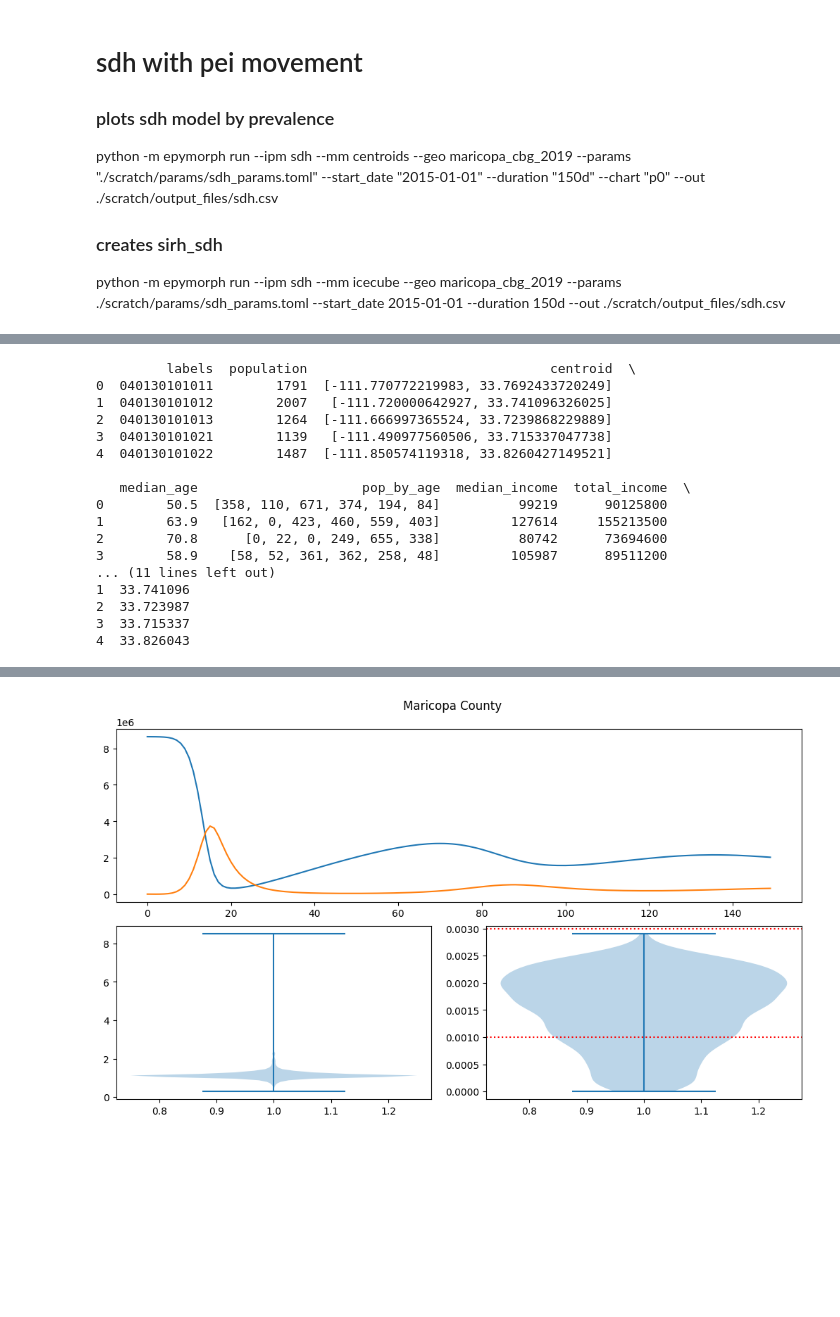
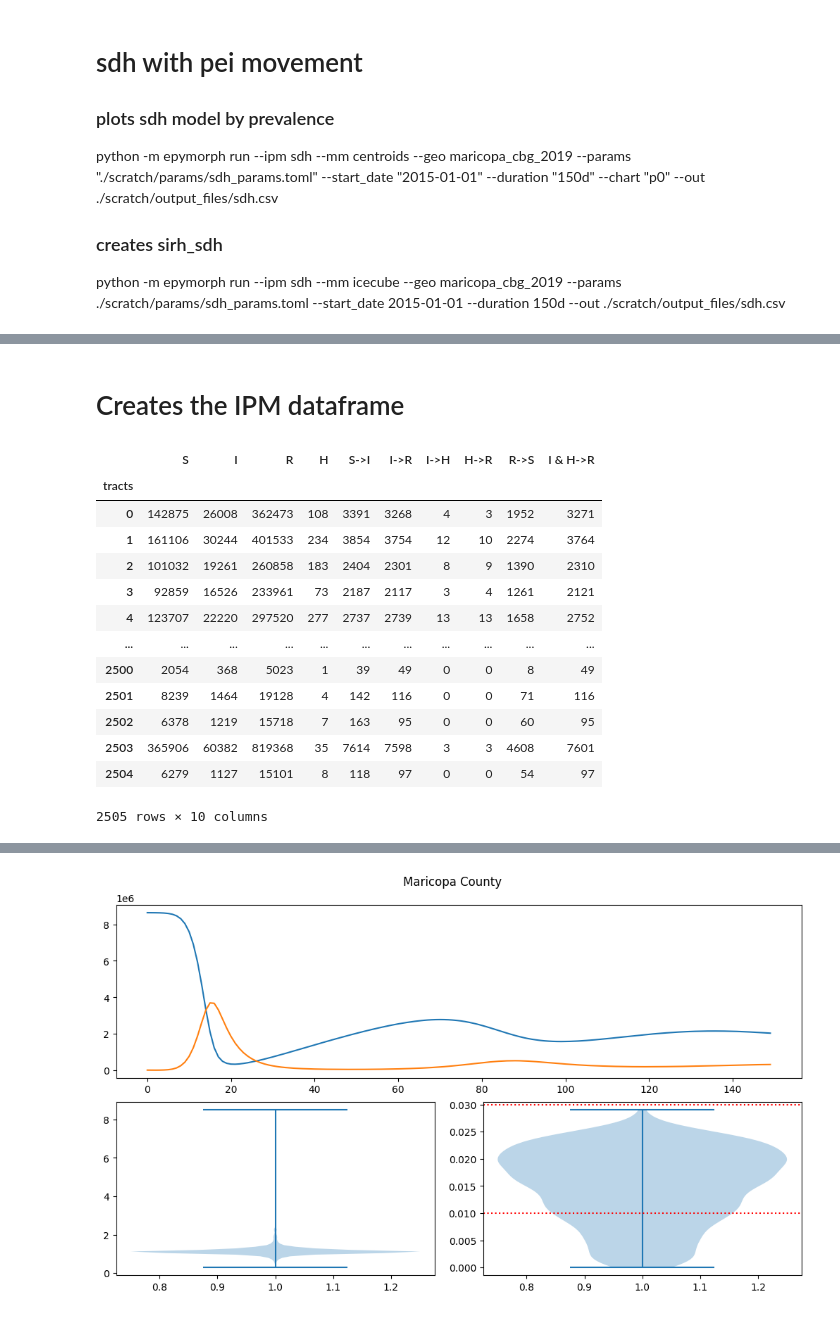
Before and after one commit to NAU-CCL/Epymorph, a Jupyter notebook: doc/devlog/sdh.ipynb, the cells around one changed output, grey strips where cells are left out. Cells and saved outputs as stored; diff of their text form; code cells hidden in the pictures; blank space fills up the shorter version.

```diff
--- a/doc/devlog/sdh.ipynb
+++ b/doc/devlog/sdh.ipynb
@@ -80,30 +138,24 @@ np.exp(g0 * (((g1 * scale_h1) + (g2 * scale_h2))) / (1 + np.exp(((g1 *scale_h1)
+# %% [markdown]
+# Creates the IPM dataframe
 # %%
 header_names = ['days', 'tracts', 'S', 'I', 'R', 'H', 'S->I', 'I->R', 'I->H','H->R', 'R->S']
-df = pd.read_csv(dir + '/output_files/sdh.csv', header= None, skiprows = 1, names = header_names)
+
+df = pd.read_csv(dir + '/output_files/sirh.csv', header= None, skiprows = 1, names = header_names)
 df['I & H->R'] = df['I->R'] + df['H->R']
-df.groupby(['days']).sum().drop(labels= 'tracts', axis='columns').sort_index().to_csv(dir + '/output_files/sdh_sort.csv')
+
+df.groupby(['tracts']).sum().drop(labels = 'days', axis = 'columns').sort_index()
+# %% [output]
+|  | S | I | R | H | S->I | I->R | I->H | H->R | R->S | I & H->R |
+| tracts |  |  |  |  |  |  |  |  |  |  |
+| 0 | 142875 | 26008 | 362473 | 108 | 3391 | 3268 | 4 | 3 | 1952 | 3271 |
+| 1 | 161106 | 30244 | 401533 | 234 | 3854 | 3754 | 12 | 10 | 2274 | 3764 |
+| 2 | 101032 | 19261 | 260858 | 183 | 2404 | 2301 | 8 | 9 | 1390 | 2310 |
+| 3 | 92859 | 16526 | 233961 | 73 | 2187 | 2117 | 3 | 4 | 1261 | 2121 |
+| 4 | 123707 | 22220 | 297520 | 277 | 2737 | 2739 | 13 | 13 | 1658 | 2752 |
+| ... | ... | ... | ... | ... | ... | ... | ... | ... | ... | ... |
+| 2500 | 2054 | 368 | 5023 | 1 | 39 | 49 | 0 | 0 | 8 | 49 |
+| 2501 | 8239 | 1464 | 19128 | 4 | 142 | 116 | 0 | 0 | 71 | 116 |
+| 2502 | 6378 | 1219 | 15718 | 7 | 163 | 95 | 0 | 0 | 60 | 95 |
+| 2503 | 365906 | 60382 | 819368 | 35 | 7614 | 7598 | 3 | 3 | 4608 | 7601 |
+| 2504 | 6279 | 1127 | 15101 | 8 | 118 | 97 | 0 | 0 | 54 | 97 |
+2505 rows × 10 columns
-# %%
-geo_df = pd.DataFrame({k: list(v) for k, v in data.items()})
-lat_lon_df = pd.DataFrame(geo_df["centroid"].to_list(), columns=['Lat', 'Lon'])
-data = [geo_df,lat_lon_df]
-geo_df = pd.concat(data, axis =1)
-
-print(geo_df.head())
-# %% [output]
-         labels  population                               centroid  \
-0  040130101011        1791  [-111.770772219983, 33.7692433720249]
-1  040130101012        2007   [-111.720000642927, 33.741096326025]
-2  040130101013        1264  [-111.666997365524, 33.7239868229889]
-3  040130101021        1139   [-111.490977560506, 33.715337047738]
-4  040130101022        1487  [-111.850574119318, 33.8260427149521]
-
-   median_age                     pop_by_age  median_income  total_income  \
-0        50.5  [358, 110, 671, 374, 194, 84]          99219      90125800
-1        63.9   [162, 0, 423, 460, 559, 403]         127614     155213500
-2        70.8      [0, 22, 0, 249, 655, 338]          80742      73694600
-3        58.9    [58, 52, 361, 362, 258, 48]         105987      89511200
-... (11 lines left out)
-1  33.741096
-2  33.723987
-3  33.715337
-4  33.826043
```
Also changed, not shown: parts of 19 cells of this notebook, 1 other file.
